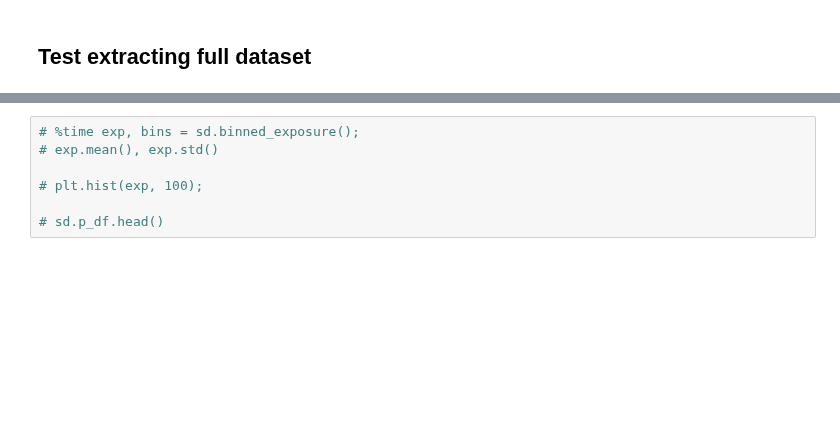
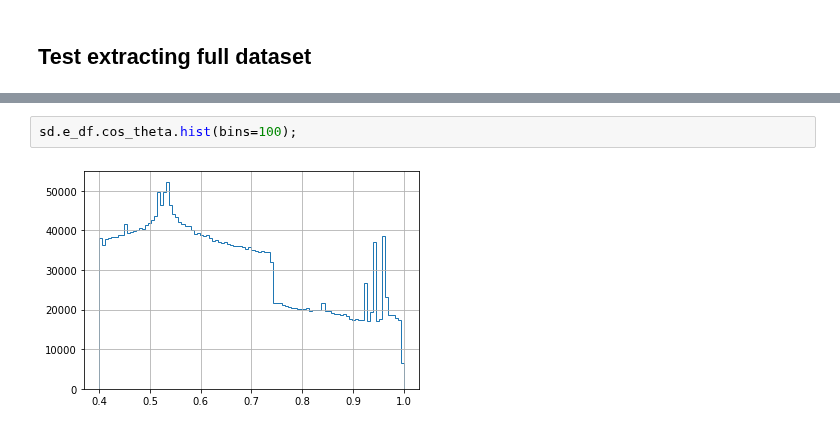
Before and after one commit to tburnett/wtlike, a Jupyter notebook: nbs/02_source_data.ipynb, the cells around one changed output, grey strips where cells are left out. Drawn from its saved outputs; the diff is of its cells as text; blank space fills up the shorter version.

```diff
--- a/nbs/02_source_data.ipynb
+++ b/nbs/02_source_data.ipynb
@@ -413,7 +438,4 @@ returns a tuple with:
-# %%
-# %time exp, bins = sd.binned_exposure();
-# exp.mean(), exp.std()
-
-# plt.hist(exp, 100);
-
-# sd.p_df.head()
+# %%
+sd.e_df.cos_theta.hist(bins=100);
+# %% [output]
+[figure, added]
```
Also changed, not shown: parts of 21 cells of this notebook, 15 other files.
